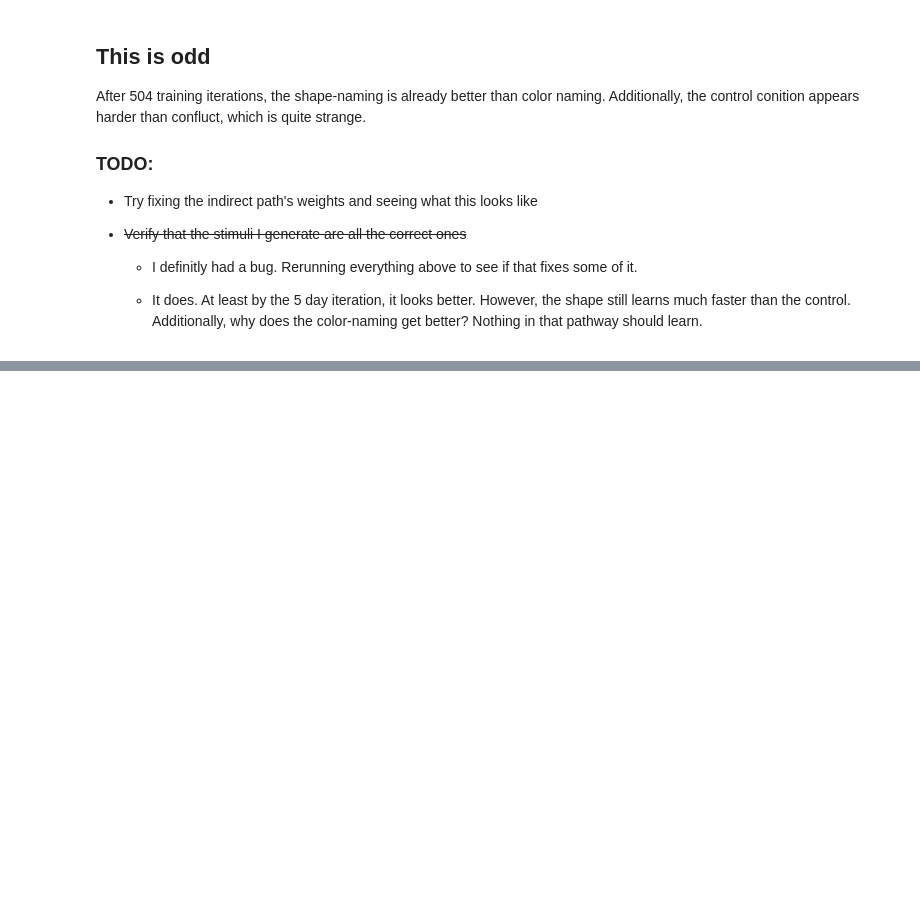
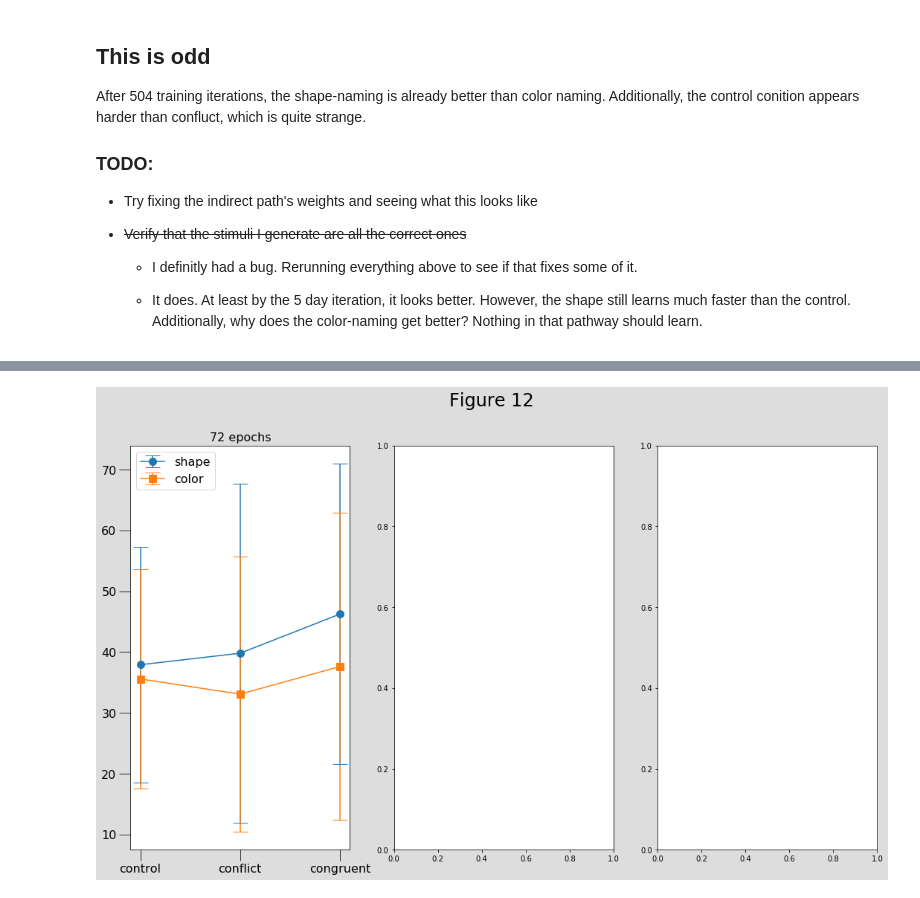
Before and after one commit to guydav/multitasking-modeling, a Jupyter notebook: plotting_shape_naming.ipynb, the cells around one changed output, grey strips where cells are left out. Cells and saved outputs as stored; diff of their text form; code cells hidden in the pictures; blank space fills up the shorter version.

```diff
--- a/plotting_shape_naming.ipynb
+++ b/plotting_shape_naming.ipynb
@@ -116,0 +153,10 @@ After 504 training iterations, the shape-naming is already better than color nam
+# %%
+fixed_indirect_low_noise_model = shape_naming_model.ShapeNamingModel(
+    2, weight_dict=fixed_indirect_weights, noise_std=0.01, indirect_learning_rate=0)
+# %%
+fixed_indirect_day_one_train = fixed_indirect_low_noise_model.train()
+fixed_indirect_first_test_results = fixed_indirect_low_noise_model.test()
+# %%
+plot_by_condition(fixed_indirect_first_test_results)
+# %% [output]
+[figure, added]
```
Also changed, not shown: parts of 37 cells of this notebook.
